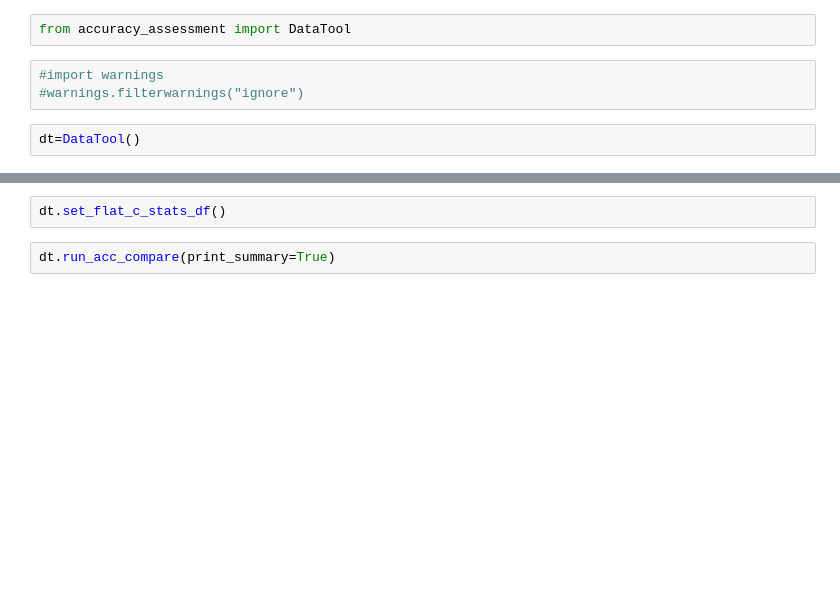
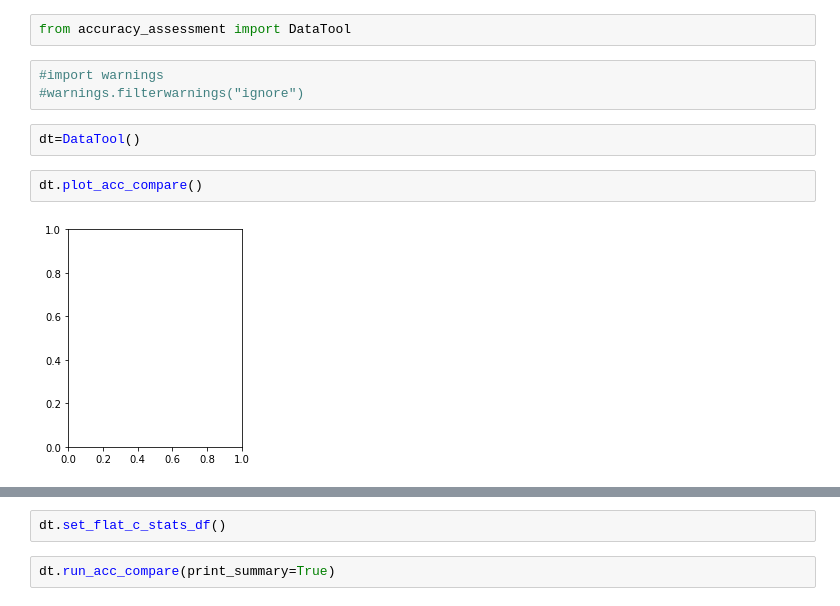
Before and after one commit to quanted/hms-handler, a Jupyter notebook: accuracy.ipynb, the cells around one changed output, grey strips where cells are left out. Drawn from its saved outputs; the diff is of its cells as text; blank space fills up the shorter version.

```diff
--- a/accuracy.ipynb
+++ b/accuracy.ipynb
@@ -5,3 +5,7 @@ from accuracy_assessment import DataTool
 #warnings.filterwarnings("ignore")
 # %%
 dt=DataTool()
+# %%
+dt.plot_acc_compare()
+# %% [output]
+[figure, added]
```
Also changed, not shown: parts of 17 cells of this notebook, 1 other file.
